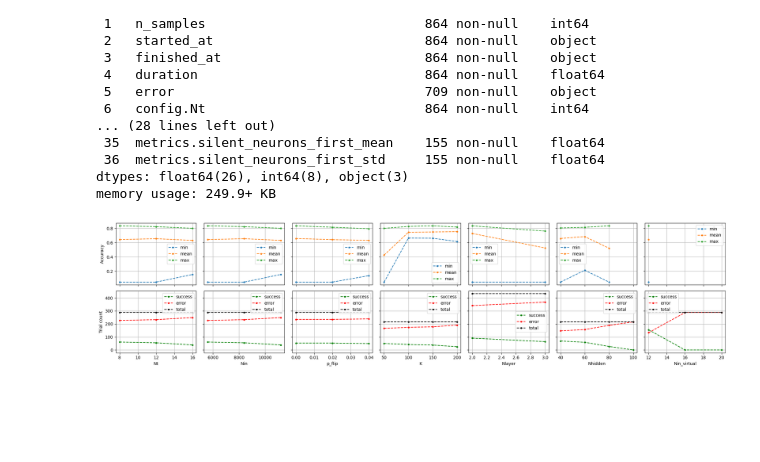
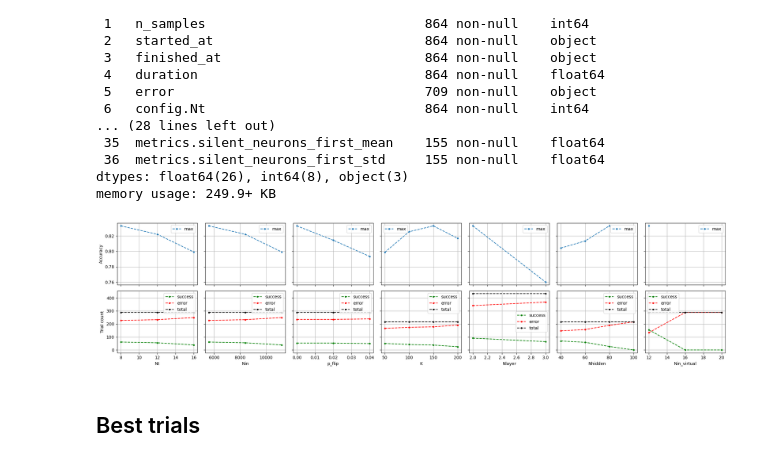
Before and after one commit to carlowenig/spikegd-carlo, a Jupyter notebook: experiments/heidelberg/analyze_grid_results.ipynb, the cells around one changed output. Drawn from its saved outputs; the diff is of its cells as text; code cells hidden in the pictures; blank space fills up the shorter version.

```diff
--- a/experiments/heidelberg/analyze_grid_results.ipynb
+++ b/experiments/heidelberg/analyze_grid_results.ipynb
@@ -47,7 +47,7 @@ Data columns (total 37 columns):
 dtypes: float64(26), int64(8), object(3)
 memory usage: 249.9+ KB
 # %%
-def plot_config_dependency(df, agg_funcs=("min", "mean", "max"), agg_kwargs=dict(numeric_only=True)):
+def plot_config_dependency(df, agg_funcs=("max",), agg_kwargs=dict(numeric_only=True)):
     config_cols = [col for col in df.columns if col.startswith("config.")]
 
     fig, axs = plt.subplots(2, len(config_cols), figsize=(3 * len(config_cols), 5), sharey="row", sharex="col", squeeze=False)
@@ -77,34 +77,36 @@ def plot_config_dependency(df, agg_funcs=("min", "mean", "max"), agg_kwargs=dict
         grouped.count().plot(
             ax=count_ax,
             y="error",
             marker=".",
             linestyle="--",
             label="error",
             color="red",
         )
         grouped.size().plot(
             ax=count_ax,
             marker=".",
             linestyle="--",
             label="total",
             color="black",
         )
 
         agg_ax.set_ylabel("Accuracy")
         agg_ax.grid()
         agg_ax.legend()
 
         count_ax.set_xlabel(config_col.removeprefix("config."))
         count_ax.set_ylabel("Trial count")
         count_ax.grid()
         count_ax.legend()
 
     plt.tight_layout()
     plt.show()
 
 plot_config_dependency(trials_df)
 # %% [output]
-[figure, old version]
+[figure, new version]
+# %% [markdown]
+## Best trials
 # %%
 trials_df.sort_values("metrics.acc_mean", ascending=False).head(10)
 # %% [output]
```
Also changed, not shown: parts of 1 cell of this notebook, 5 other files.
